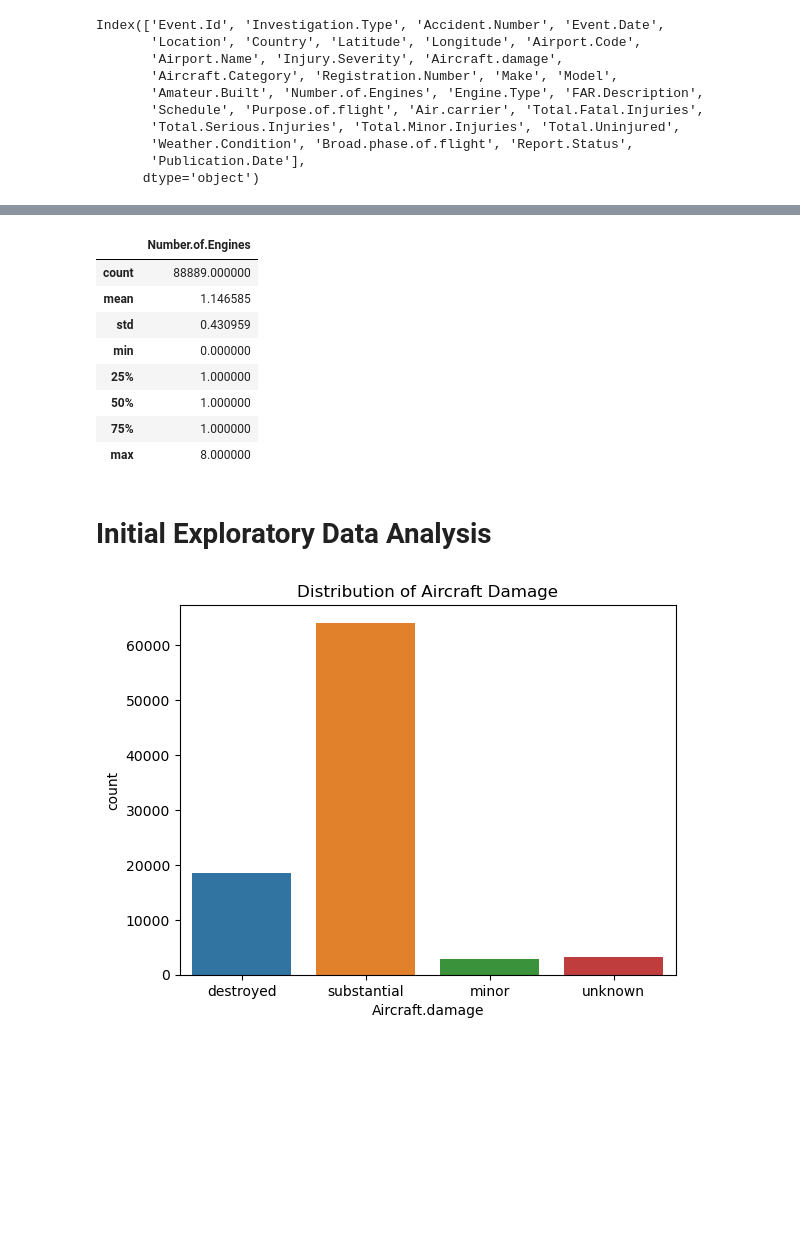
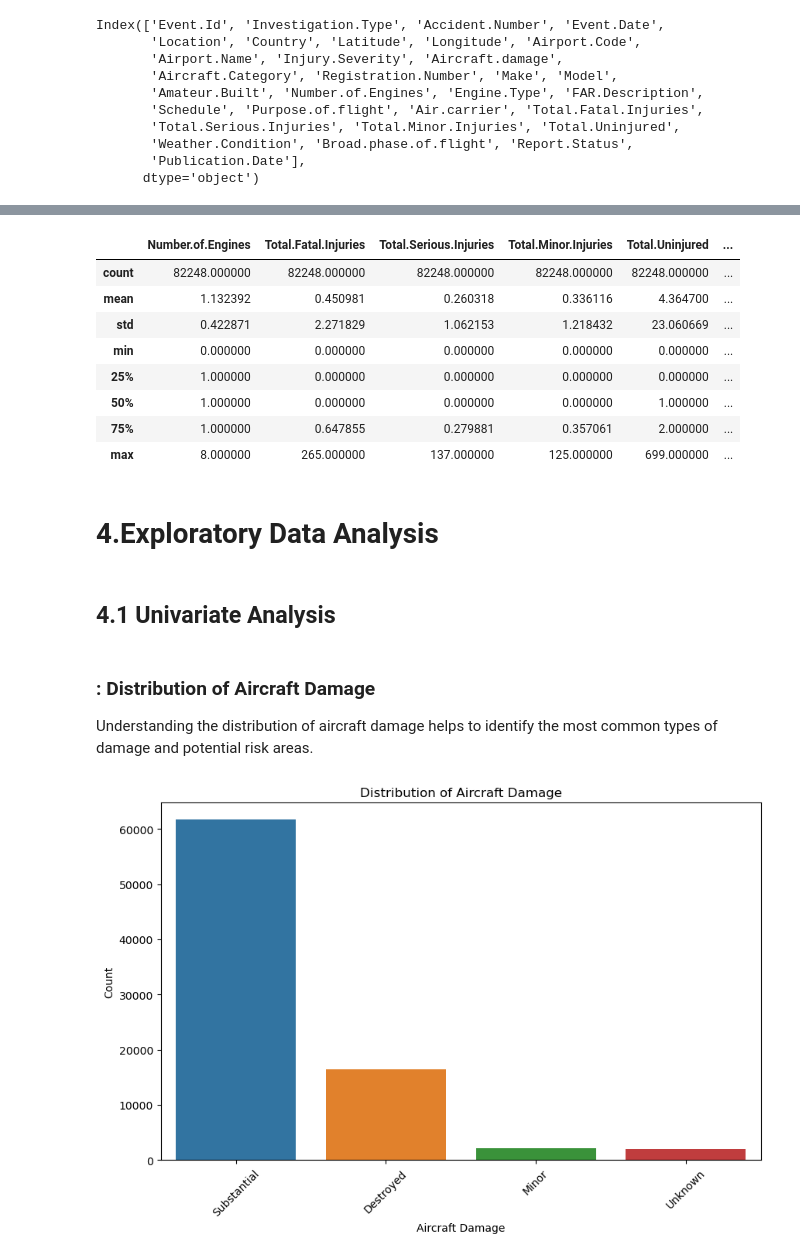
Before and after one commit to BrianGithinji-BMG/First-Project, a Jupyter notebook: project.ipynb, the cells around one changed output, grey strips where cells are left out. Saved outputs shown, nothing was run; the diff lists cells and outputs as text; code cells hidden in the pictures; blank space fills up the shorter version.

```diff
--- a/project.ipynb
+++ b/project.ipynb
@@ -433,0 +391,4 @@ dtype: int64
+# %%
+# Extract year from Event.Date
+df_USA['Event.Date'] = pd.to_datetime(df_USA['Event.Date'], errors='coerce')
+df_USA['Year'] = df_USA['Event.Date'].dt.year
@@ -434 +427,7 @@ dtype: int64
+# %%
+# Creating a new column and labeling it as flight category and naming private enterprise ,commercial and other purposes as 1,2 and 3 respectively
+df_USA['Flight.Category'] = np.nan
+df_USA.loc[df_USA['Purpose.of.flight'].isin(['Personal','Instructional','Aerial Application','Skydiving','Air Race Show','Asho','Glider Tow']),'Flight.Category'] = 1
+df_USA.loc[df_USA['Purpose.of.flight'].isin(['Business','Positioning','Public Aircraft - Other','Executive/Corporate','Pubs','Publ','Flight Test','Ferry','Aerial Observation','External Load','Banner Tow','Firefighting','Air Drop']),'Flight.Category'] =2
+df_USA.loc[df_USA['Purpose.of.flight'].isin(['Other Work Use','Unknown']),'Flight.Category'] = 3
 # %% [markdown]
@@ -435,0 +436,5 @@ At this point the data has no missing value
+# %%
+# Drop the Location and Event.Date columns
+df_USA.drop(columns=['Location', 'Event.Date',], inplace=True)
+# %%
+df_USA.drop(columns=['Purpose.of.flight'], inplace=True)
@@ -461,21 +472,32 @@ memory usage: 8.8+ MB
 # %%
-df.describe()
+df_USA.describe()
 # %% [output]
-|  | Number.of.Engines |
-| count | 88889.000000 |
-| mean | 1.146585 |
-| std | 0.430959 |
-| min | 0.000000 |
-| 25% | 1.000000 |
-| 50% | 1.000000 |
-| 75% | 1.000000 |
-| max | 8.000000 |
+|  | Number.of.Engines | Total.Fatal.Injuries | Total.Serious.Injuries | Total.Minor.Injuries | Total.Uninjured | ... |
+| count | 82248.000000 | 82248.000000 | 82248.000000 | 82248.000000 | 82248.000000 | ... |
+| mean | 1.132392 | 0.450981 | 0.260318 | 0.336116 | 4.364700 | ... |
+| std | 0.422871 | 2.271829 | 1.062153 | 1.218432 | 23.060669 | ... |
+| min | 0.000000 | 0.000000 | 0.000000 | 0.000000 | 0.000000 | ... |
+| 25% | 1.000000 | 0.000000 | 0.000000 | 0.000000 | 0.000000 | ... |
+| 50% | 1.000000 | 0.000000 | 0.000000 | 0.000000 | 1.000000 | ... |
+| 75% | 1.000000 | 0.647855 | 0.279881 | 0.357061 | 2.000000 | ... |
+| max | 8.000000 | 265.000000 | 137.000000 | 125.000000 | 699.000000 | ... |
 # %% [markdown]
-# Initial Exploratory Data Analysis
+# 4.Exploratory Data Analysis
+# %% [markdown]
+##  4.1 Univariate Analysis
+# %% [markdown]
+### : Distribution of Aircraft Damage
+
+Understanding the distribution of aircraft damage helps to identify the most common types of damage and potential risk areas.
 # %%
-# Distribution of aircraft damage
-sns.countplot(data=df, x='Aircraft.damage')
-plt.title('Distribution of Aircraft Damage')
+# Plot distribution of aircraft damage
+fig, ax = plt.subplots(figsize=(10, 6))
+order = df_USA['Aircraft.damage'].value_counts().index
+sns.countplot(data=df_USA, x='Aircraft.damage', order=order, ax=ax)
+ax.set_title('Distribution of Aircraft Damage')
+ax.set_xlabel('Aircraft Damage')
+ax.set_ylabel('Count')
+plt.xticks(rotation=45)
 plt.show()
 # %% [output]
-[figure, old version]
+[figure, new version]
```
Also changed, not shown: parts of 106 cells of this notebook.
